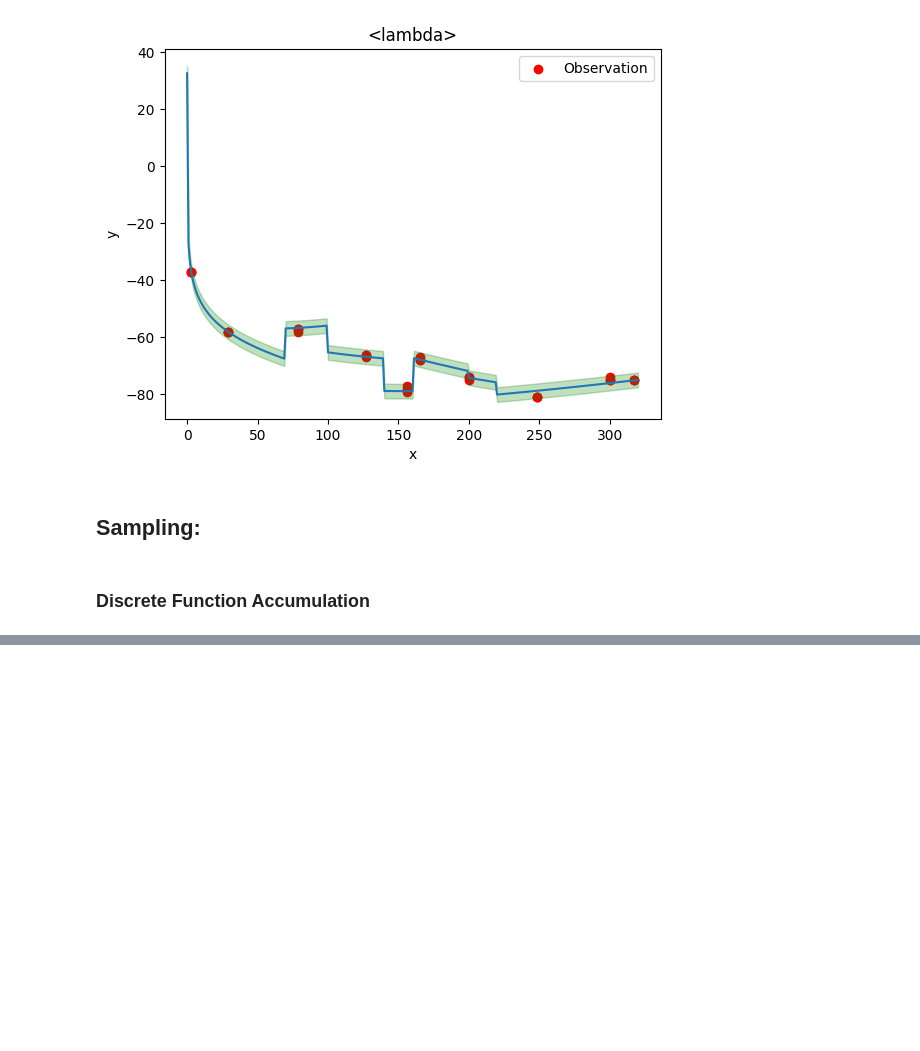
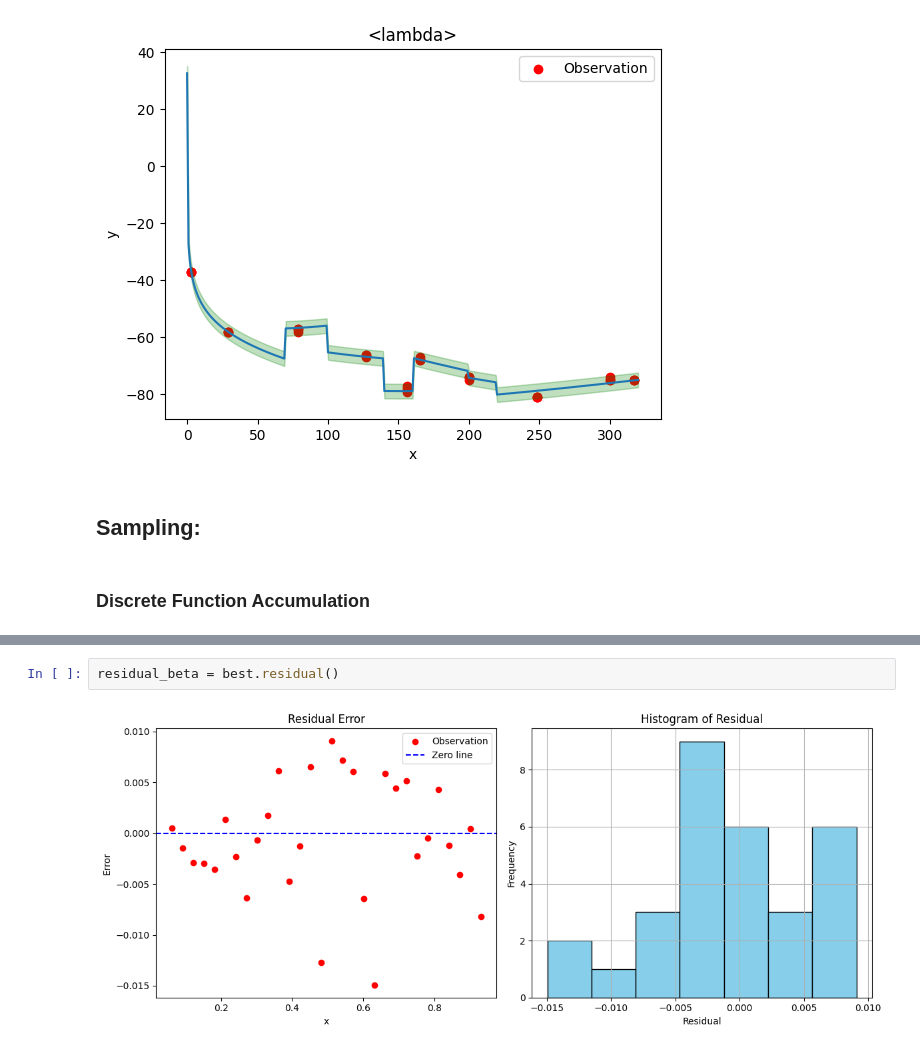
Before and after one commit to IanAguiar-ai/Discrete_Functions_Action_Integration_Hub, a Jupyter notebook: Example/Example_Discrete_Functions_Action_Integration_Hub.ipynb, the cells around one changed output, grey strips where cells are left out. Drawn from its saved outputs; the diff is of its cells as text; blank space fills up the shorter version.

```diff
--- a/Example/Example_Discrete_Functions_Action_Integration_Hub.ipynb
+++ b/Example/Example_Discrete_Functions_Action_Integration_Hub.ipynb
@@ -555,0 +557,4 @@ All args: () {'a': 4.156414413452148, 'b': 3.10107421875}
+# %%
+residual_beta = best.residual()
+# %% [output]
+[figure, added]
```
Also changed, not shown: parts of 16 cells of this notebook, 1 other file.
